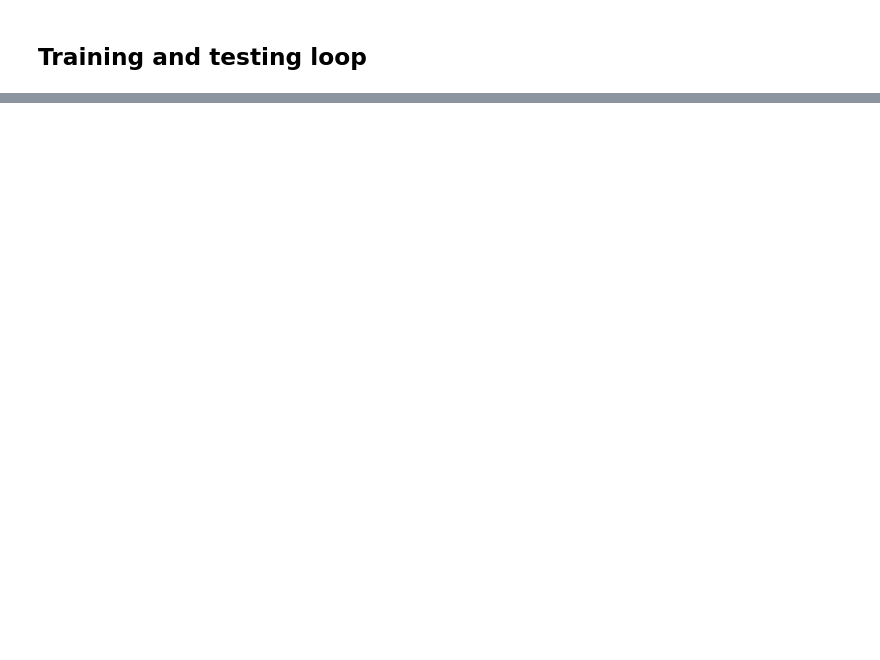
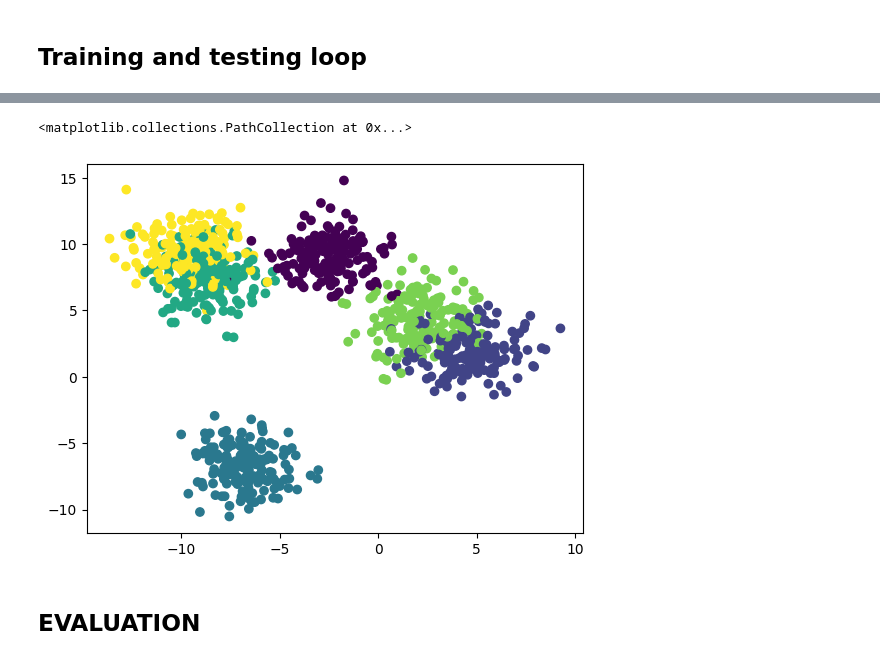
Before and after one commit to DavidDanell/PyTorch, a Jupyter notebook: classification.ipynb, the cells around one changed output, grey strips where cells are left out. Drawn from its saved outputs; the diff is of its cells as text; code cells hidden in the pictures; blank space fills up the shorter version.

```diff
--- a/classification.ipynb
+++ b/classification.ipynb
@@ -691,0 +711,8 @@ epoch: 4000 | test loss: 0.35282 | test acc: 84.00000
+# %%
+
+plt.scatter(X_blob[:, 0], X_blob[:,1], c=y_blob)
+# %% [output]
+<matplotlib.collections.PathCollection at 0x...>
+[figure, added]
+# %% [markdown]
+## EVALUATION
```
Also changed, not shown: parts of 10 cells of this notebook, 1 other file.
